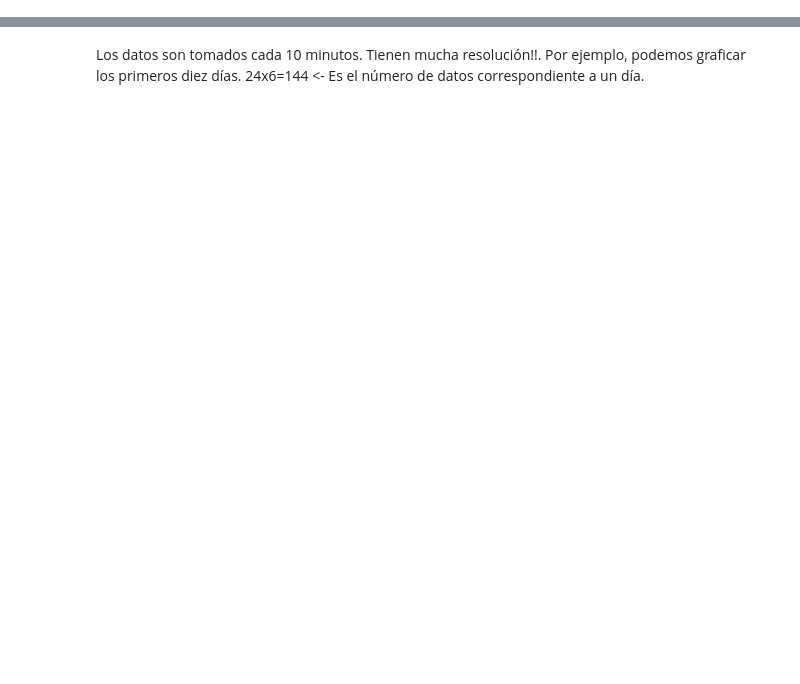
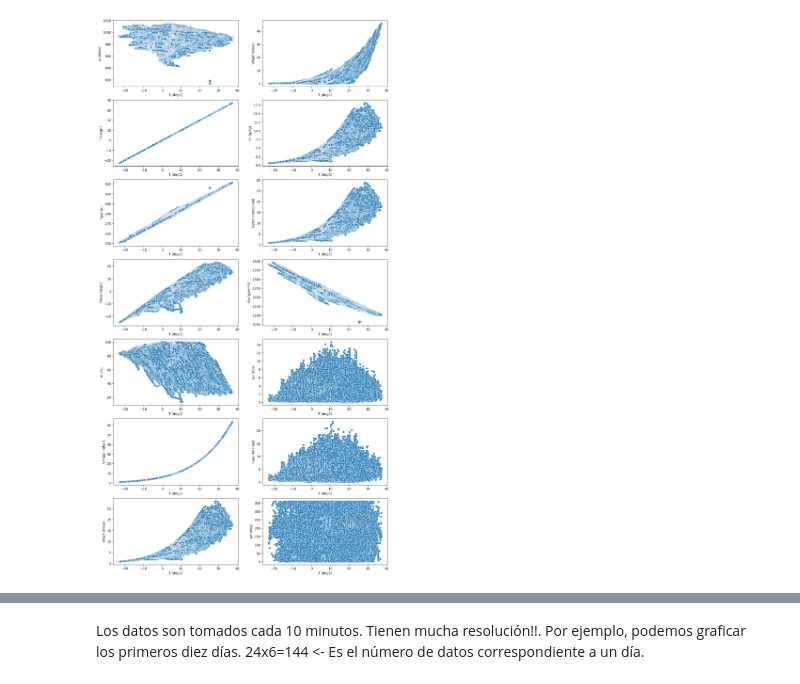
Before and after one commit to DRACDARKTIME/series_tiempo, a Jupyter notebook: PronósticoTempTarea.ipynb, the cells around one changed output, grey strips where cells are left out. Drawn from its saved outputs; the diff is of its cells as text; code cells hidden in the pictures; blank space fills up the shorter version.

```diff
--- a/PronósticoTempTarea.ipynb
+++ b/PronósticoTempTarea.ipynb
@@ -26,0 +66,13 @@ df.tail()
+# %%
+fig, axes = plt.subplots(7, 2, figsize=(15, 30))
+l=0
+p=0
+for j in df.columns.values[1:]:
+  sns.scatterplot(ax=axes[l,p],data=df, x='T (degC)',y=f'{j}')
+  if l < 6:
+    l =l+1
+  else:
+    l=0
+    p=1
+# %% [output]
+[figure, added]
```
Also changed, not shown: parts of 82 cells of this notebook, 1 other file.
